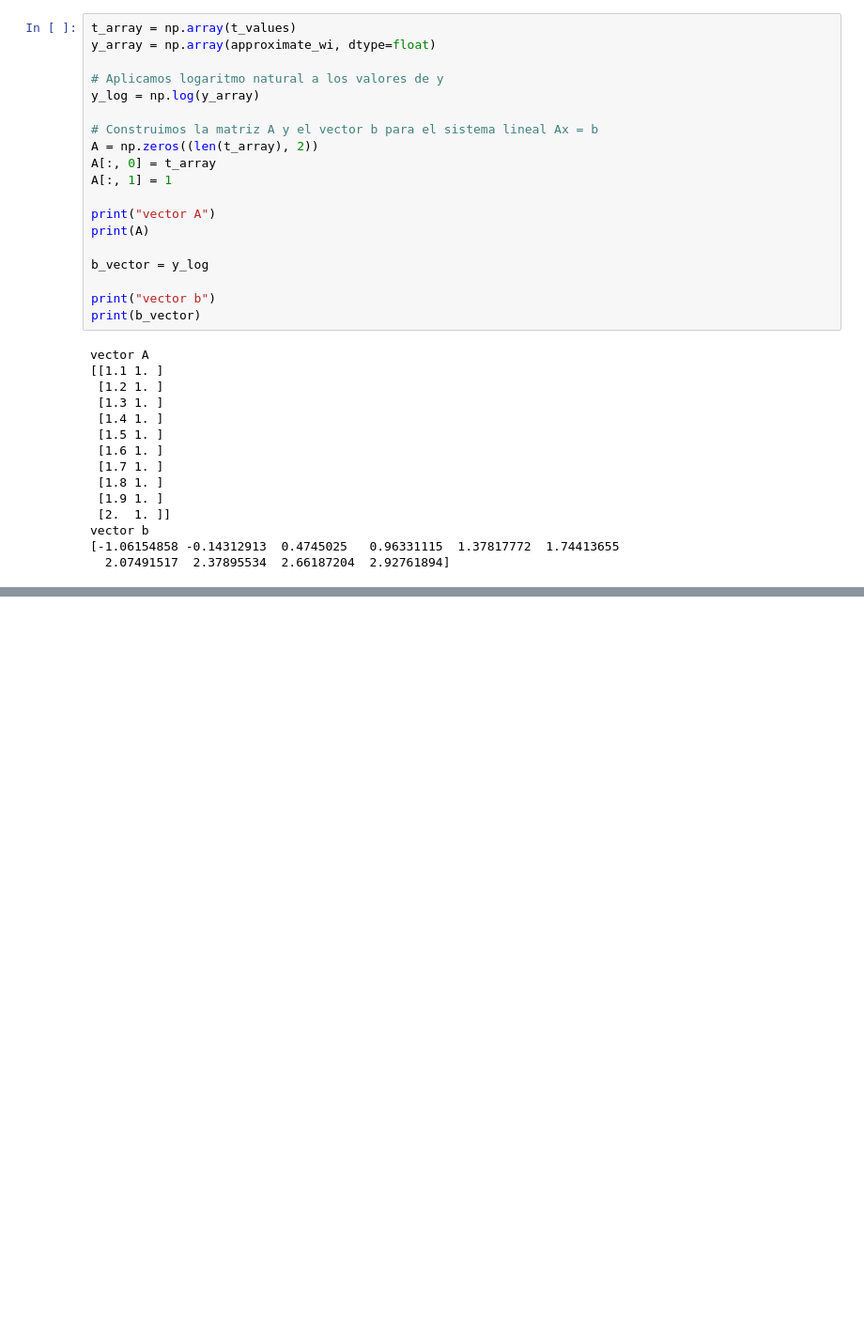
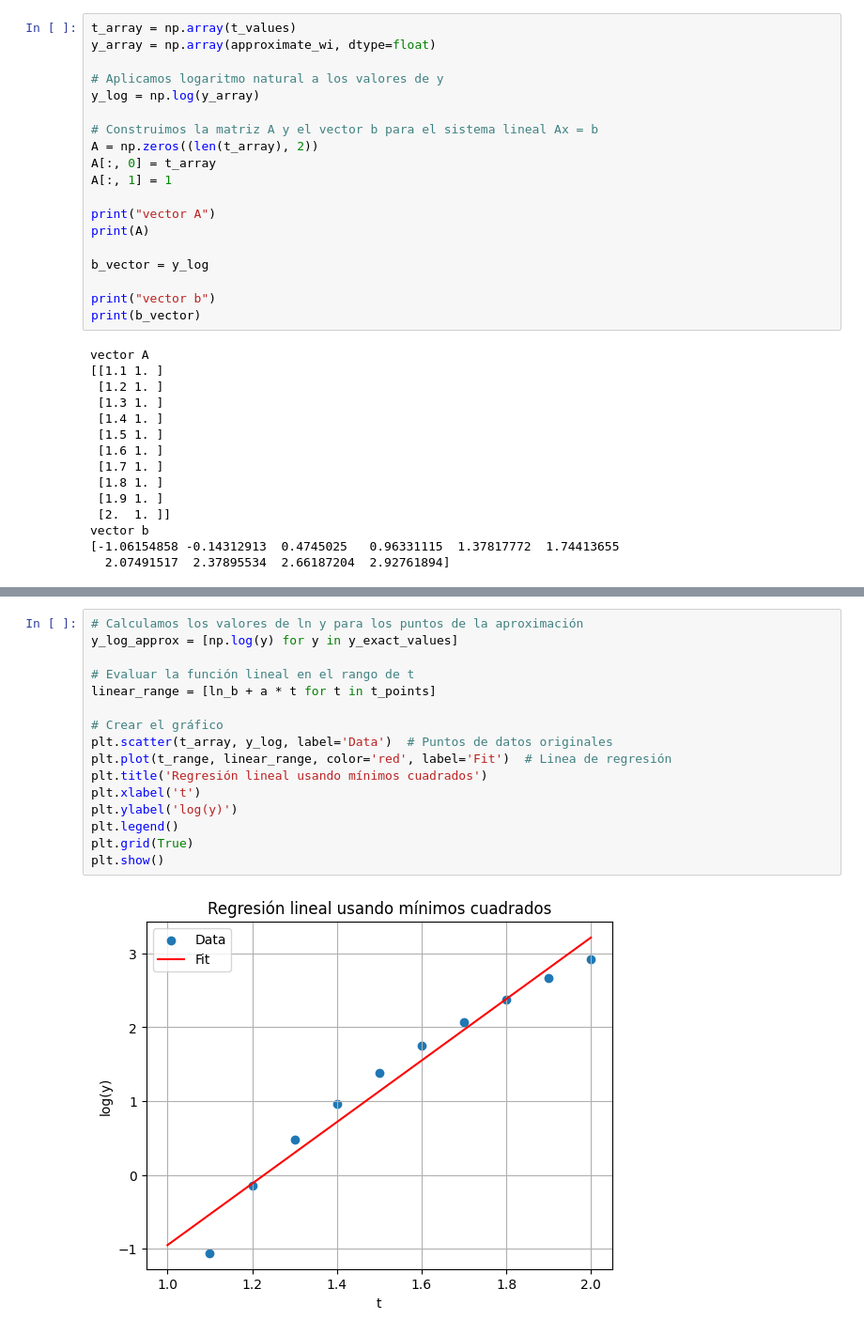
Before and after one commit to K3nnyZY/computer-solutions, a Jupyter notebook: zfinal.ipynb, the cells around one changed output, grey strips where cells are left out. Shown at 94% size. Cells and saved outputs as stored; diff of their text form; blank space fills up the shorter version.

```diff
--- a/zfinal.ipynb
+++ b/zfinal.ipynb
@@ -206,0 +218,18 @@ Error en t = 1.97: 4.701070659334931
+# %%
+# Calculamos los valores de ln y para los puntos de la aproximación
+y_log_approx = [np.log(y) for y in y_exact_values]
+
+# Evaluar la función lineal en el rango de t
+linear_range = [ln_b + a * t for t in t_points]
+
+# Crear el gráfico
+plt.scatter(t_array, y_log, label='Data')  # Puntos de datos originales
+plt.plot(t_range, linear_range, color='red', label='Fit')  # Linea de regresión
+plt.title('Regresión lineal usando mínimos cuadrados')
+plt.xlabel('t')
+plt.ylabel('log(y)')
+plt.legend()
+plt.grid(True)
+plt.show()
+# %% [output]
+[figure, added]
```
Also changed, not shown: parts of 4 cells of this notebook.
